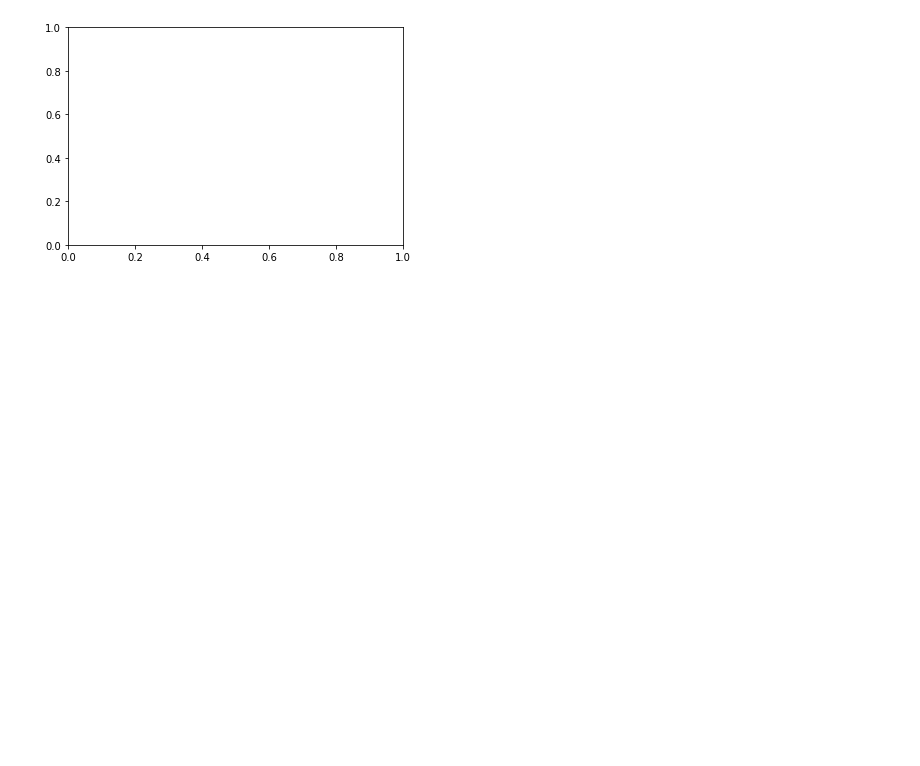
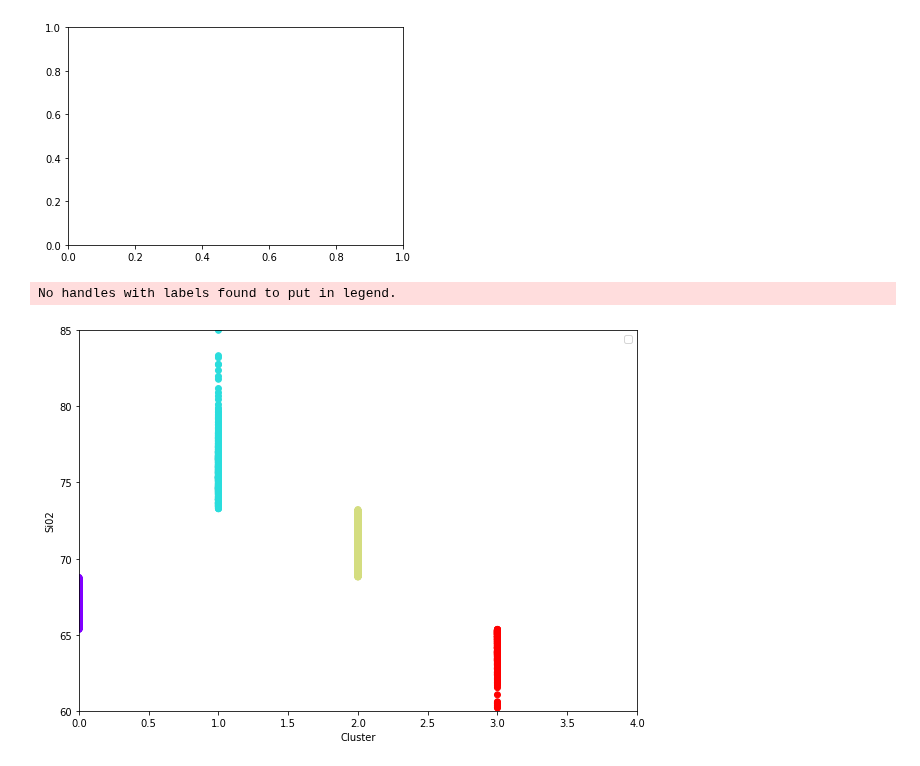
Before and after one commit to DSEI21000-S21/project-clustering-geological-samples, a Jupyter notebook: Project_notebook.ipynb, the cells around one changed output. Cells and saved outputs as stored; diff of their text form; code cells hidden in the pictures; blank space fills up the shorter version.

```diff
--- a/Project_notebook.ipynb
+++ b/Project_notebook.ipynb
@@ -431,3 +433,15 @@ plt.show()
 # %% [output]
 ValueError: ignored
 [figure]
+# %%
+plt.subplots(figsize = (10,7))
+plt.scatter(df_cluster1['Cluster1'], df_cluster1['SIO2'], c=df_cluster1['Cluster1'], cmap='rainbow')
+plt.xlim(0,4)
+plt.ylim(60,85)
+plt.xlabel('Cluster')
+plt.ylabel('Si02')
+plt.legend()
+plt.show()
+# %% [output]
+No handles with labels found to put in legend.
+[figure, added]
```
Also changed, not shown: parts of 2 cells of this notebook.
